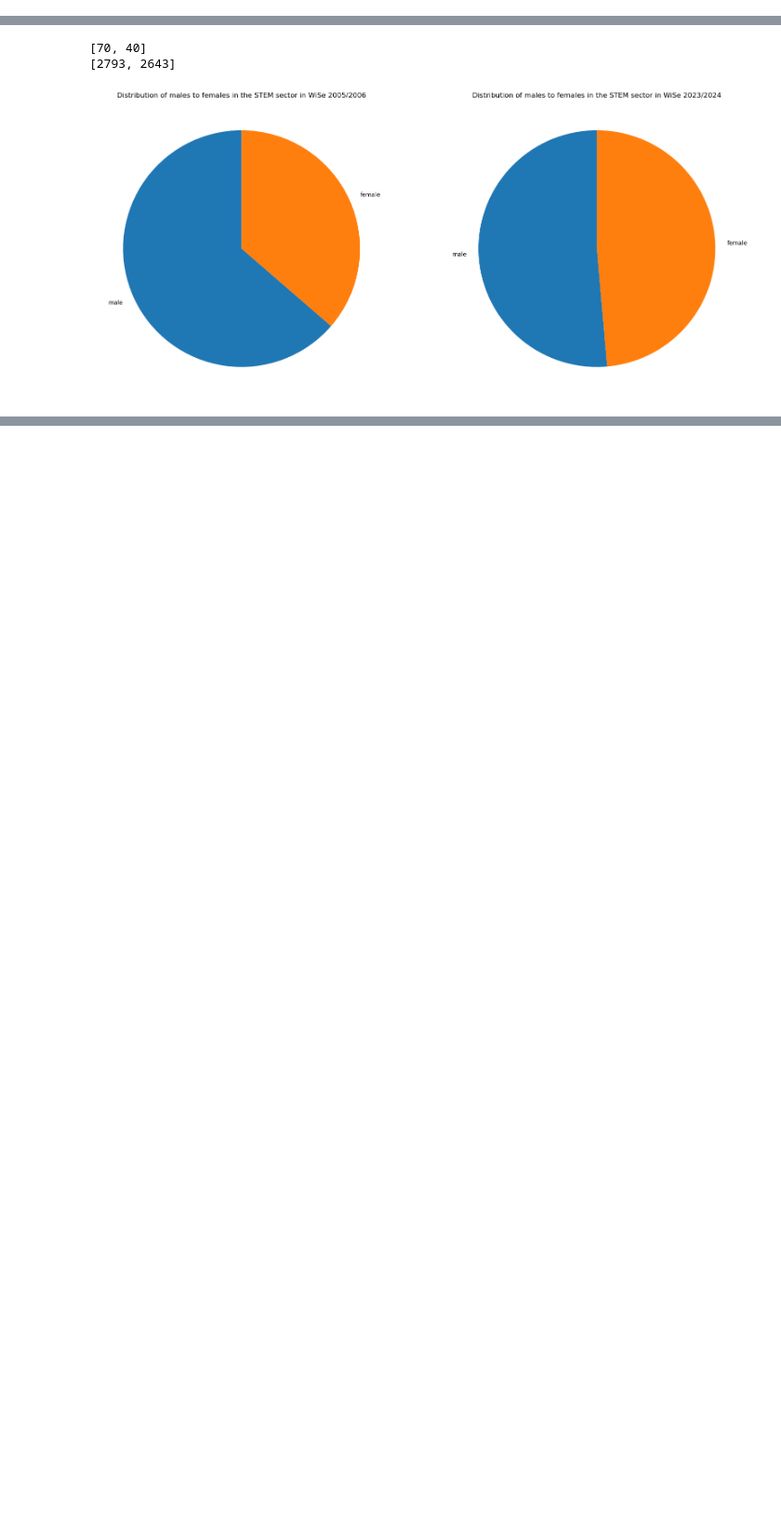
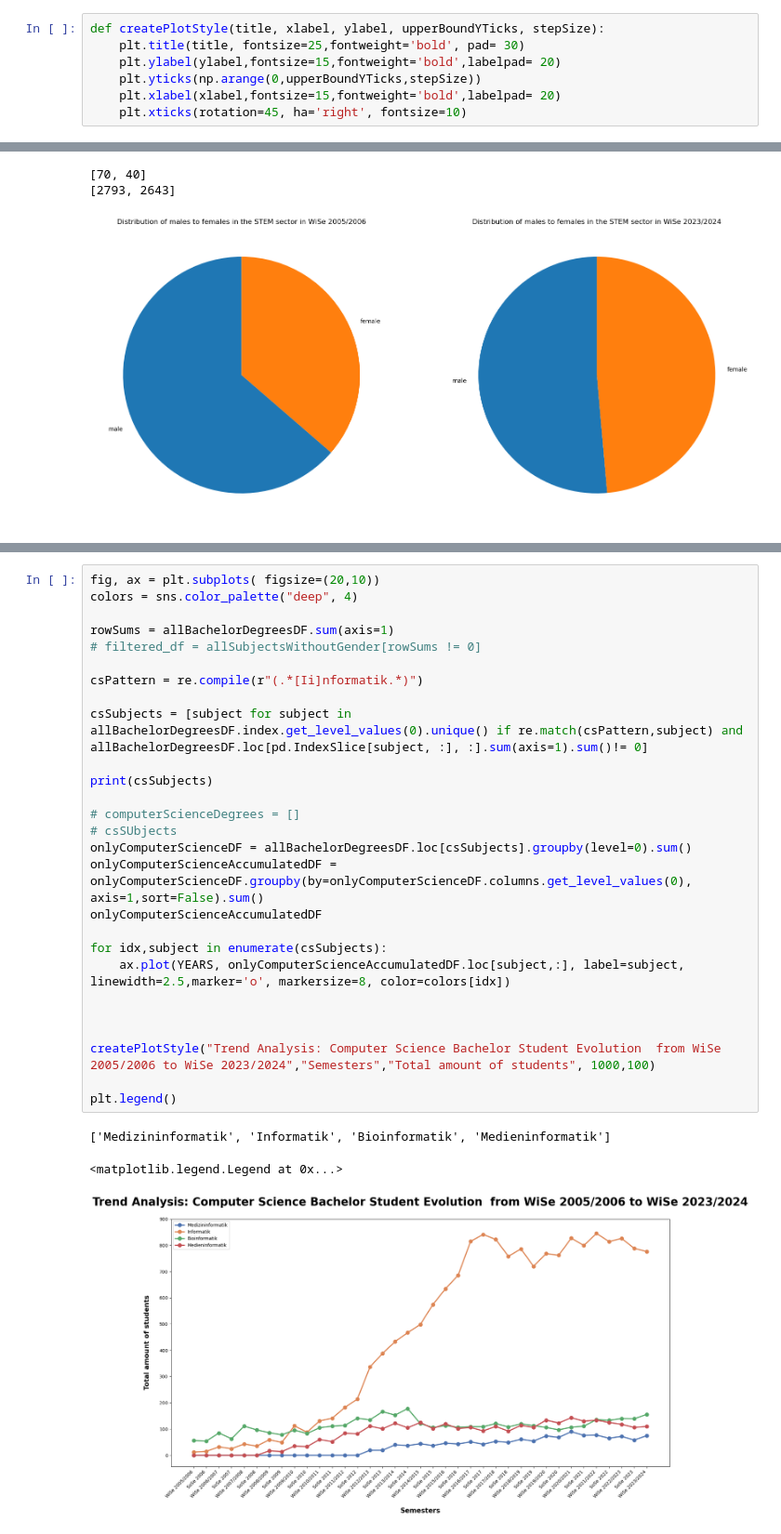
Before and after one commit to mxs01/AnalysingStudentDevelopment, a Jupyter notebook: code/feature_analysis_stem_gender.ipynb, the cells around one changed output, grey strips where cells are left out. Shown at 93% size. Saved outputs shown, nothing was run; the diff lists cells and outputs as text; blank space fills up the shorter version.

```diff
--- a/code/feature_analysis_stem_gender.ipynb
+++ b/code/feature_analysis_stem_gender.ipynb
@@ -7,6 +7,13 @@ import numpy as np
 import re
 from constants import PROJECT_DIR, PLOT_DIR, GENDER_DATA_PATH
 from itertools import chain
+# %%
+def createPlotStyle(title, xlabel, ylabel, upperBoundYTicks, stepSize):
+    plt.title(title, fontsize=25,fontweight='bold', pad= 30)
+    plt.ylabel(ylabel,fontsize=15,fontweight='bold',labelpad= 20)
+    plt.yticks(np.arange(0,upperBoundYTicks,stepSize))
+    plt.xlabel(xlabel,fontsize=15,fontweight='bold',labelpad= 20)
+    plt.xticks(rotation=45, ha='right', fontsize=10)
 # %% [markdown]
 # Loading Datasets with pandas
 # %%
@@ -191,0 +195,31 @@ df
+# %%
+fig, ax = plt.subplots( figsize=(20,10))
+colors = sns.color_palette("deep", 4)
+
+rowSums = allBachelorDegreesDF.sum(axis=1)
+# filtered_df = allSubjectsWithoutGender[rowSums != 0]
+
+csPattern = re.compile(r"(.*[Ii]nformatik.*)")
+
+csSubjects = [subject for subject in allBachelorDegreesDF.index.get_level_values(0).unique() if re.match(csPattern,subject) and  allBachelorDegreesDF.loc[pd.IndexSlice[subject, :], :].sum(axis=1).sum()!= 0]
+
+print(csSubjects)
+
+# computerScienceDegrees = []
+# csSUbjects
+onlyComputerScienceDF = allBachelorDegreesDF.loc[csSubjects].groupby(level=0).sum()
+onlyComputerScienceAccumulatedDF = onlyComputerScienceDF.groupby(by=onlyComputerScienceDF.columns.get_level_values(0), axis=1,sort=False).sum()
+onlyComputerScienceAccumulatedDF
+
+for idx,subject in enumerate(csSubjects):
+    ax.plot(YEARS, onlyComputerScienceAccumulatedDF.loc[subject,:], label=subject, linewidth=2.5,marker='o', markersize=8, color=colors[idx])
+
+
+
+createPlotStyle("Trend Analysis: Computer Science Bachelor Student Evolution  from WiSe 2005/2006 to WiSe 2023/2024","Semesters","Total amount of students", 1000,100)
+
+plt.legend()
+# %% [output]
+['Medizininformatik', 'Informatik', 'Bioinformatik', 'Medieninformatik']
+<matplotlib.legend.Legend at 0x...>
+[figure, added]
```
Also changed, not shown: parts of 5 cells of this notebook.
